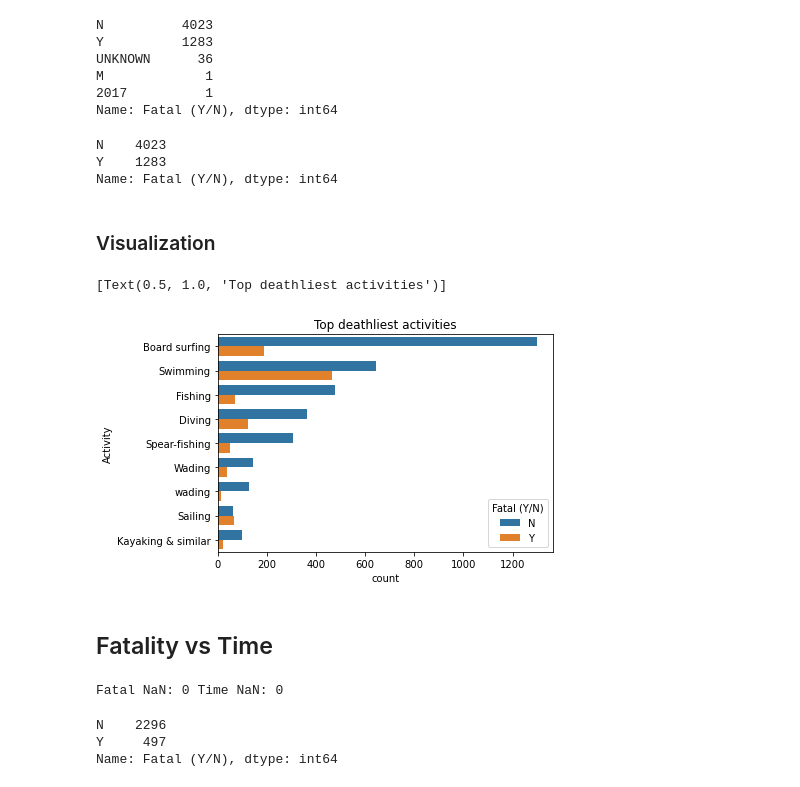
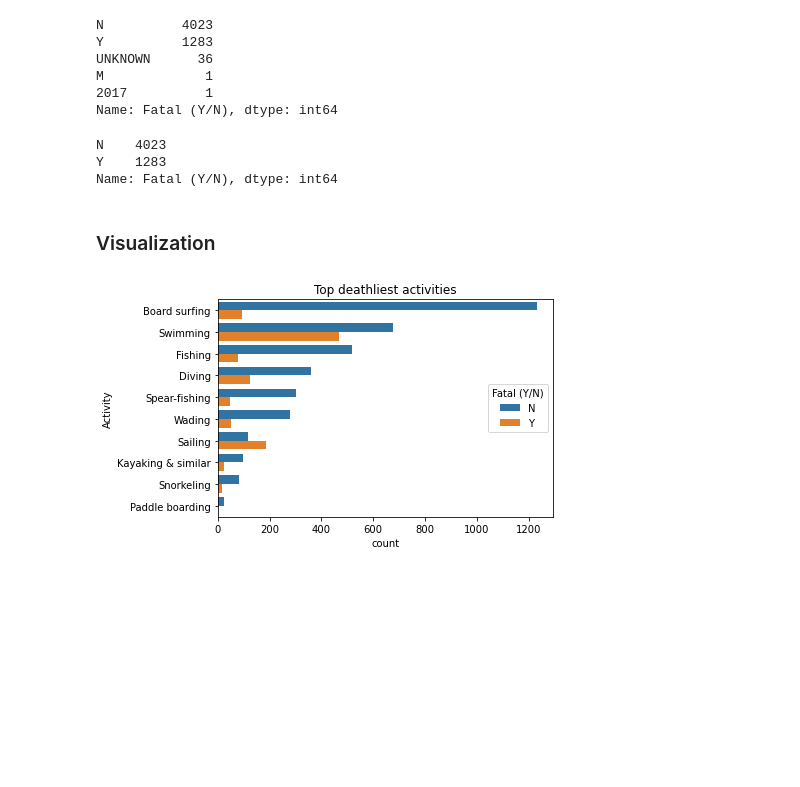
Before and after one commit to mplanasgit/project-1, a Jupyter notebook: my_project_analysis.ipynb, the cells around one changed output. Cells and saved outputs as stored; diff of their text form; code cells hidden in the pictures; blank space fills up the shorter version.

```diff
--- a/my_project_analysis.ipynb
+++ b/my_project_analysis.ipynb
@@ -635,15 +611,17 @@ Let's use regex to group the different activities
 # %%
-# Write a dictionary of activities (regex pattern in value) and do a for loop to replace.
+# 1. Write a dictionary of activities (regex pattern in value)
+# 2. Do a for loop to replace by the key when pattern identified.
 
-dict_activity_regex = {"Board surfing" : ".*(surf).*|.*(board).*",
+dict_activity_regex = {"Board surfing" : ".*(surf).*|.*(boogie board).*|.*(body board).*",
                       "Kayaking & similar" : ".*(kayak).*|.*(canoe).*|.*(rowing).*",
                       "Diving" : ".*(diving).*",
-                      "Sailing" : ".*(boat).*",
+                       "Paddle boarding" : ".*(paddle).*",
+                      "Sailing" : ".*(boat).*|.*(sail).*|.*(ship).*|.*(overboard).*",
                       "Snorkeling" : ".*(snorkel).*",
-                      "Swimming" : ".*(bathing).*|.*(swimming).*|.*(swim).*",
+                      "Swimming" : ".*(bathing).*|.*(swimming).*|.*(float).*",
                       "Spear-fishing" : ".*(spearfishing).*",
-                      "Fishing" : "[\w]+?(fishing).*|^(fishing).*|\s(fishing).*",
-                      "Wading" : ".*(walking).*|.*(standing).*|.*(treading).*"
+                      "Fishing" : "[\w\s]+?(fishing).*|^(fishing).*",
+                      "Wading" : ".*wad.*|.*(walking).*|.*(standing).*|.*(treading).*"
 }
 
 for key, value in dict_activity_regex.items():
@@ -703,21 +677,21 @@ M             1
 2017          1
 Name: Fatal (Y/N), dtype: int64
 # %%
-fatal_remove = (sharks_clean["Fatal (Y/N)"] == "M") | (sharks_clean["Fatal (Y/N)"] == "UNKNOWN") | (sharks_clean["Fatal (Y/N)"] == "2017")
-sharks_clean = sharks_clean.drop(sharks_clean[fatal_remove].index)
+# Removing if not N or Y
+fatal_keep = (sharks_clean["Fatal (Y/N)"] == "N") | (sharks_clean["Fatal (Y/N)"] == "Y")
+sharks_clean = sharks_clean[fatal_keep]
+sharks_clean["Fatal (Y/N)"].value_counts()
+# %% [output]
+N    4023
+Y    1283
+Name: Fatal (Y/N), dtype: int64
-# %%
-sharks_clean["Fatal (Y/N)"].value_counts()
-# %% [output]
-N    4023
-Y    1283
-Name: Fatal (Y/N), dtype: int64
 # %% [markdown]
 ### Visualization
 # %%
-fig_activity = sns.countplot(y="Activity", data=sharks_clean, hue="Fatal (Y/N)", order=sharks_clean.Activity.value_counts().iloc[:9].index)
+# Plotting
+fig_activity = sns.countplot(y="Activity", data=sharks_clean, hue="Fatal (Y/N)", order=sharks_clean.Activity.value_counts().iloc[:10].index)
 fig_activity.set(title='Top deathliest activities')
+
+plt.savefig('./images/activity_fatality.jpg', dpi=1000, bbox_inches='tight')
 # %% [output]
-[Text(0.5, 1.0, 'Top deathliest activities')]
-[figure, old version]
+[figure, new version]
-# %% [markdown]
-## Fatality vs Time
@@ -727,18 +697,0 @@ sharks_clean = pd.read_csv('./data/sharks_clean.csv', encoding = "unicode_escape
-# %%
-# Removing NaNs
-sharks_clean = sharks_clean[sharks_clean['Fatal (Y/N)'].notna()]
-sharks_clean = sharks_clean[sharks_clean['Time'].notna()]
-print("Fatal NaN:", sharks_clean["Fatal (Y/N)"].isna().sum(),
-      "Time NaN:", sharks_clean["Time"].isna().sum())
-# %% [output]
-Fatal NaN: 0 Time NaN: 0
-# %%
-# Cleaning/grouping, Fatality:
-sharks_clean["Fatal (Y/N)"] = sharks_clean["Fatal (Y/N)"].str.strip().str.upper()
-fatal_remove = (sharks_clean["Fatal (Y/N)"] == "M") | (sharks_clean["Fatal (Y/N)"] == "UNKNOWN") | (sharks_clean["Fatal (Y/N)"] == "2017")
-sharks_clean = sharks_clean.drop(sharks_clean[fatal_remove].index)
-sharks_clean["Fatal (Y/N)"].value_counts()
-# %% [output]
-N    2296
-Y     497
-Name: Fatal (Y/N), dtype: int64
```
Also changed, not shown: parts of 98 cells of this notebook, 13 other files.
